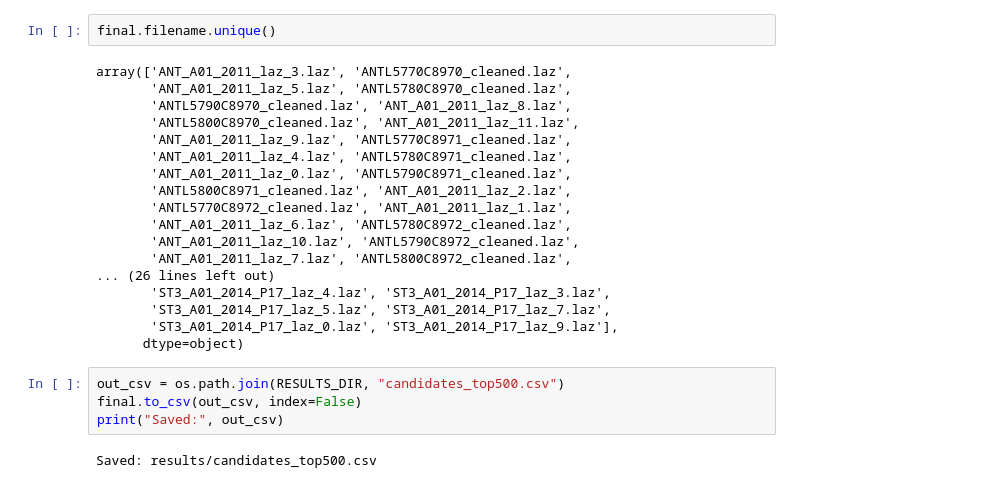
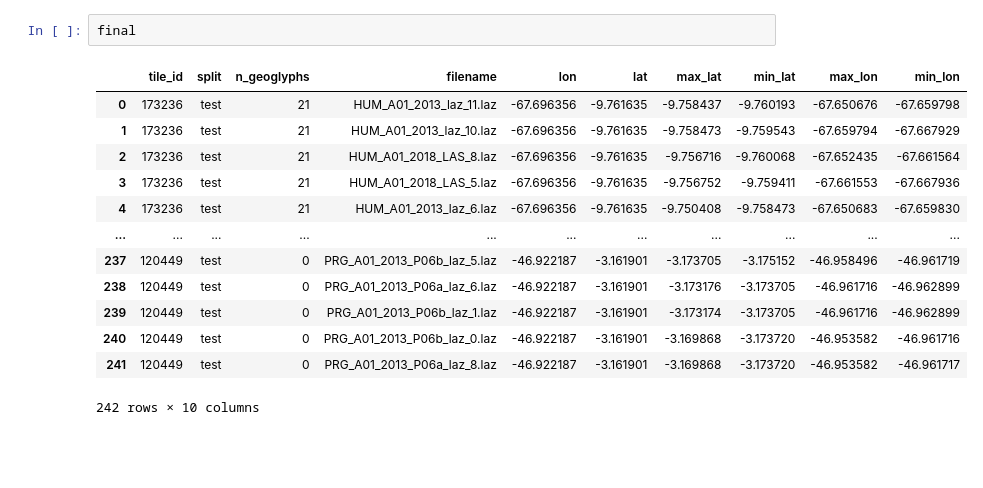
Before and after one commit to Vitaliy666pro/archaeo-pipeline, a Jupyter notebook: notebooks/stg_2_0_train_model.ipynb, the cells around one changed output. Cells and saved outputs as stored; diff of their text form; blank space fills up the shorter version.

```diff
--- a/notebooks/stg_2_0_train_model.ipynb
+++ b/notebooks/stg_2_0_train_model.ipynb
@@ -341,26 +378,16 @@ print(final.head(3))
 # %%
-final.filename.unique()
+final
 # %% [output]
+|  | tile_id | split | n_geoglyphs | filename | lon | lat | max_lat | min_lat | max_lon | min_lon |
+| 0 | 173236 | test | 21 | HUM_A01_2013_laz_11.laz | -67.696356 | -9.761635 | -9.758437 | -9.760193 | -67.650676 | -67.659798 |
+| 1 | 173236 | test | 21 | HUM_A01_2013_laz_10.laz | -67.696356 | -9.761635 | -9.758473 | -9.759543 | -67.659794 | -67.667929 |
+| 2 | 173236 | test | 21 | HUM_A01_2018_LAS_8.laz | -67.696356 | -9.761635 | -9.756716 | -9.760068 | -67.652435 | -67.661564 |
+| 3 | 173236 | test | 21 | HUM_A01_2018_LAS_5.laz | -67.696356 | -9.761635 | -9.756752 | -9.759411 | -67.661553 | -67.667936 |
+| 4 | 173236 | test | 21 | HUM_A01_2013_laz_6.laz | -67.696356 | -9.761635 | -9.750408 | -9.758473 | -67.650683 | -67.659830 |
+| ... | ... | ... | ... | ... | ... | ... | ... | ... | ... | ... |
+| 237 | 120449 | test | 0 | PRG_A01_2013_P06b_laz_5.laz | -46.922187 | -3.161901 | -3.173705 | -3.175152 | -46.958496 | -46.961719 |
+| 238 | 120449 | test | 0 | PRG_A01_2013_P06a_laz_6.laz | -46.922187 | -3.161901 | -3.173176 | -3.173705 | -46.961716 | -46.962899 |
+| 239 | 120449 | test | 0 | PRG_A01_2013_P06b_laz_1.laz | -46.922187 | -3.161901 | -3.173174 | -3.173705 | -46.961716 | -46.962899 |
+| 240 | 120449 | test | 0 | PRG_A01_2013_P06b_laz_0.laz | -46.922187 | -3.161901 | -3.169868 | -3.173720 | -46.953582 | -46.961716 |
+| 241 | 120449 | test | 0 | PRG_A01_2013_P06a_laz_8.laz | -46.922187 | -3.161901 | -3.169868 | -3.173720 | -46.953582 | -46.961717 |
-array(['ANT_A01_2011_laz_3.laz', 'ANTL5770C8970_cleaned.laz',
-       'ANT_A01_2011_laz_5.laz', 'ANTL5780C8970_cleaned.laz',
-       'ANTL5790C8970_cleaned.laz', 'ANT_A01_2011_laz_8.laz',
-       'ANTL5800C8970_cleaned.laz', 'ANT_A01_2011_laz_11.laz',
-       'ANT_A01_2011_laz_9.laz', 'ANTL5770C8971_cleaned.laz',
-       'ANT_A01_2011_laz_4.laz', 'ANTL5780C8971_cleaned.laz',
-       'ANT_A01_2011_laz_0.laz', 'ANTL5790C8971_cleaned.laz',
-       'ANTL5800C8971_cleaned.laz', 'ANT_A01_2011_laz_2.laz',
-       'ANTL5770C8972_cleaned.laz', 'ANT_A01_2011_laz_1.laz',
-       'ANT_A01_2011_laz_6.laz', 'ANTL5780C8972_cleaned.laz',
-       'ANT_A01_2011_laz_10.laz', 'ANTL5790C8972_cleaned.laz',
-       'ANT_A01_2011_laz_7.laz', 'ANTL5800C8972_cleaned.laz',
-... (26 lines left out)
-       'ST3_A01_2014_P17_laz_4.laz', 'ST3_A01_2014_P17_laz_3.laz',
-       'ST3_A01_2014_P17_laz_5.laz', 'ST3_A01_2014_P17_laz_7.laz',
-       'ST3_A01_2014_P17_laz_0.laz', 'ST3_A01_2014_P17_laz_9.laz'],
-      dtype=object)
+242 rows × 10 columns
-# %%
-out_csv = os.path.join(RESULTS_DIR, "candidates_top500.csv")
-final.to_csv(out_csv, index=False)
-print("Saved:", out_csv)
-# %% [output]
-Saved: results/candidates_top500.csv
```
Also changed, not shown: parts of 7 cells of this notebook, 10 other files.
